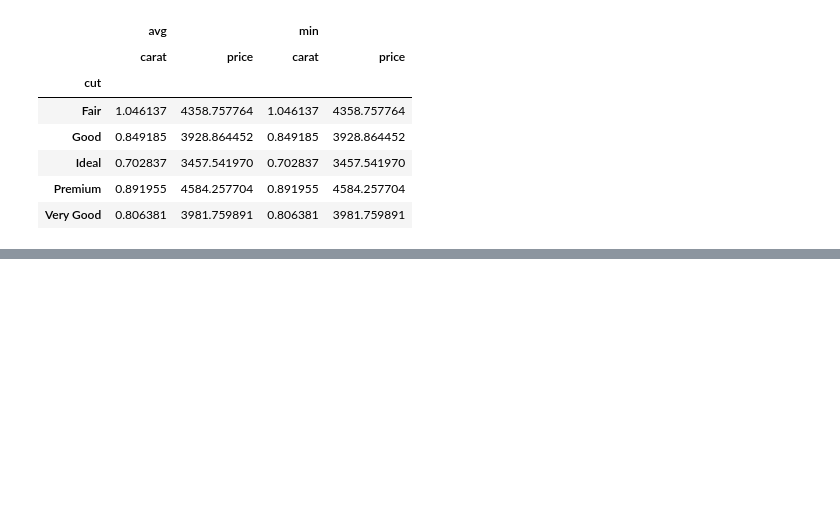
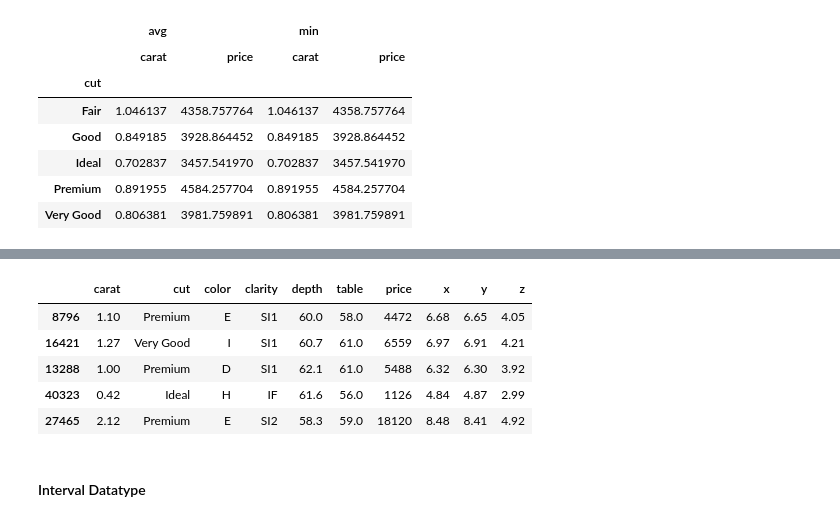
Before and after one commit to HarryDuong/code_reference, a Jupyter notebook: python_notebook.ipynb, the cells around one changed output, grey strips where cells are left out. Cells and saved outputs as stored; diff of their text form; code cells hidden in the pictures; blank space fills up the shorter version.

```diff
--- a/python_notebook.ipynb
+++ b/python_notebook.ipynb
@@ -409,0 +467,12 @@ is deprecated and will be removed in a future version
+# %%
+# query with Orinal data:
+df[df.cut > 'Good'].sample(5)
+# %% [output]
+|  | carat | cut | color | clarity | depth | table | price | x | y | z |
+| 8796 | 1.10 | Premium | E | SI1 | 60.0 | 58.0 | 4472 | 6.68 | 6.65 | 4.05 |
+| 16421 | 1.27 | Very Good | I | SI1 | 60.7 | 61.0 | 6559 | 6.97 | 6.91 | 4.21 |
+| 13288 | 1.00 | Premium | D | SI1 | 62.1 | 61.0 | 5488 | 6.32 | 6.30 | 3.92 |
+| 40323 | 0.42 | Ideal | H | IF | 61.6 | 56.0 | 1126 | 4.84 | 4.87 | 2.99 |
+| 27465 | 2.12 | Premium | E | SI2 | 58.3 | 59.0 | 18120 | 8.48 | 8.41 | 4.92 |
+# %% [markdown]
+#### Interval Datatype
```
Also changed, not shown: parts of 10 cells of this notebook.
